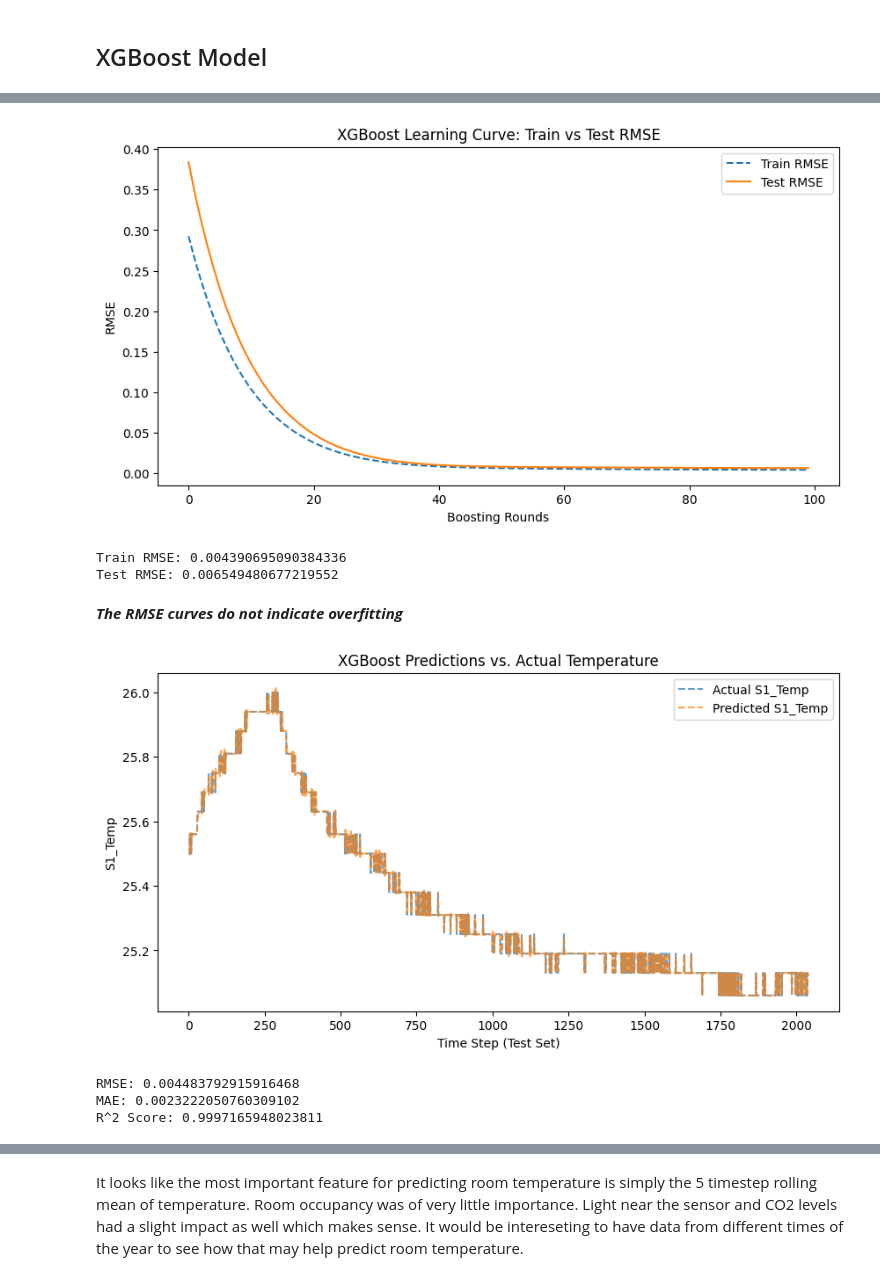
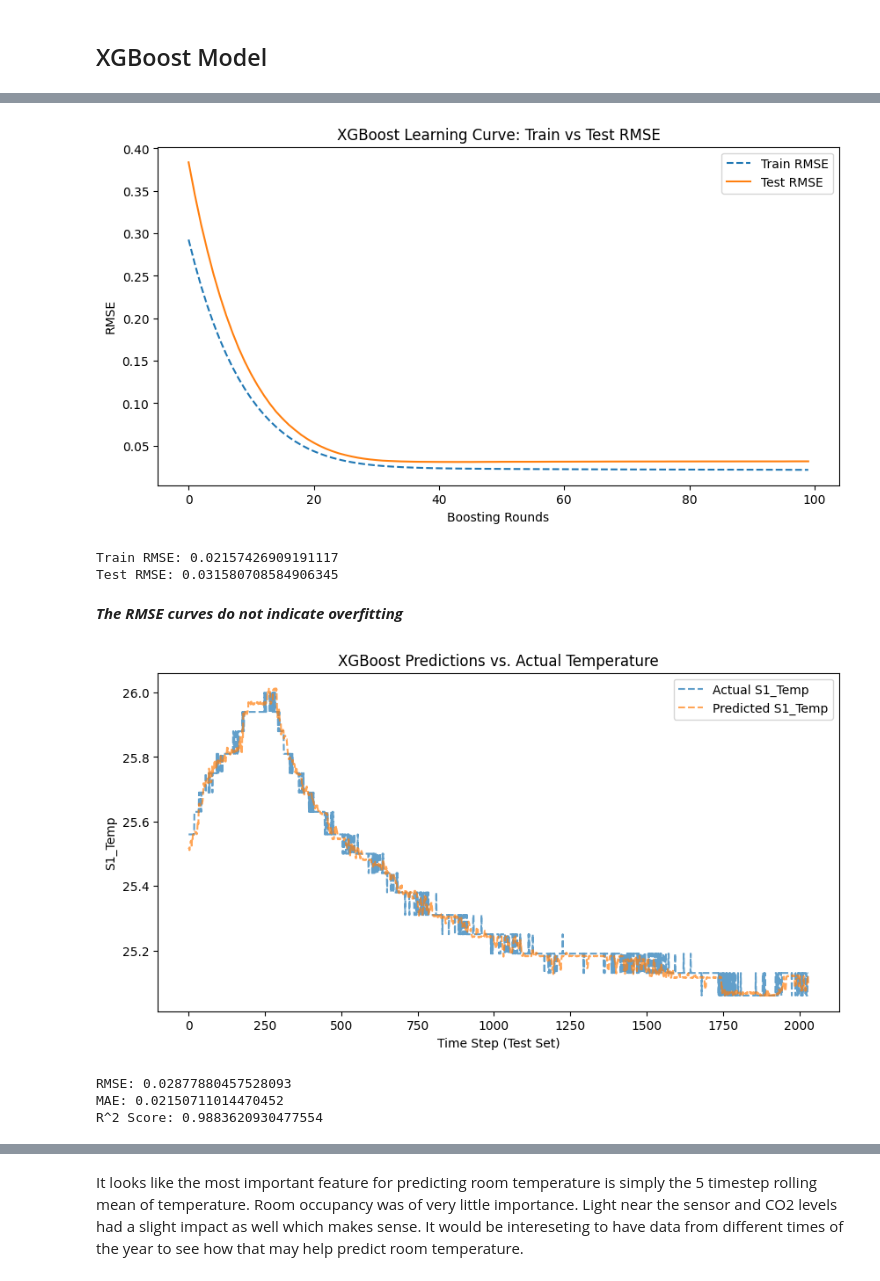
Before and after one commit to apmalinsky/AAI-530-IoT-FinalProject, a Jupyter notebook: notebooks/continuous-pred.ipynb, the cells around one changed output, grey strips where cells are left out. Cells and saved outputs as stored; diff of their text form; code cells hidden in the pictures.

```diff
--- a/notebooks/continuous-pred.ipynb
+++ b/notebooks/continuous-pred.ipynb
@@ -65,6 +66,10 @@ ro_data = create_rolling_features(ro_data, column='S1_Temp', window=5)
 # Create differencing feature within each group
 ro_data['S1_Temp_diff_1'] = ro_data.groupby('group')['S1_Temp'].diff(1)
 
+# Create target variable for 10 timesteps in the future
+ro_data['S1_Temp_ph_10'] = ro_data.groupby('group')['S1_Temp'].shift(-10)
+
+
 # Drop rows with NaN values (only within each session boundary)
 ro_data = ro_data.dropna().reset_index(drop=True)
 ro_data.head()
@@ -87,7 +92,7 @@ features = [
     'S1_Temp_rolling_mean_5', 'S1_Temp_rolling_std_5', 'S1_Temp_diff_1'
 ]
 
-target = 'S1_Temp'
+target = 'S1_Temp_ph_10'
 
 # Using the second half of group 1 as testing data because it has a good distribution of occupancy counts
 # Training data will include the first half of group 1, all of group 2+3
@@ -165,30 +171,30 @@ def check_for_overfitting(model, X_train, X_test, y_train, y_test):
 
 check_for_overfitting(xgb_model, X_train, X_test, y_train, y_test)
 # %% [output]
-[figure, old version]
+[figure, new version]
-Train RMSE: 0.004390695090384336
-Test RMSE: 0.006549480677219552
+Train RMSE: 0.02157426909191117
+Test RMSE: 0.031580708584906345
 # %% [markdown]
 ***The RMSE curves do not indicate overfitting***
 # %%
 # Trying out a different train/test split to see if I can still get accurate predictions
 
 # Using groups 1 and 2 as train data, and group 3 as test data
 train_data = ro_data[ro_data['group'].isin([1, 2])]  # Train on groups 1 & 2
 test_data = ro_data[ro_data['group'] == 3]  # Test on group 3
 
 # Define features and target
 X_train, y_train = train_data[features], train_data[target]
 X_test, y_test = test_data[features], test_data[target]
 
 # Train a new XGBoost model with the new split
-xgb_model_new_split = XGBRegressor(objective='reg:squarederror', n_estimators=50, learning_rate=0.1, max_depth=3)
-xgb_model_new_split.fit(X_train, y_train, eval_set=[(X_test, y_test)], verbose=False)
+xgb_model_new_split = XGBRegressor(objective='reg:squarederror', n_estimators=100, learning_rate=0.1, max_depth=5, eval_metric="rmse")
+xgb_model_new_split.fit(X_train, y_train, eval_set=[(X_train, y_train), (X_test, y_test)], verbose=False)
 
-evaluate_xgb_model(xgb_model, X_test, y_test)
+evaluate_xgb_model(xgb_model_new_split, X_test, y_test)
 # %% [output]
-[figure, old version]
+[figure, new version]
-RMSE: 0.004483792915916468
-MAE: 0.0023222050760309102
-R^2 Score: 0.9997165948023811
+RMSE: 0.02877880457528093
+MAE: 0.02150711014470452
+R^2 Score: 0.9883620930477554
 # %%
```
Also changed, not shown: parts of 7 cells of this notebook.
